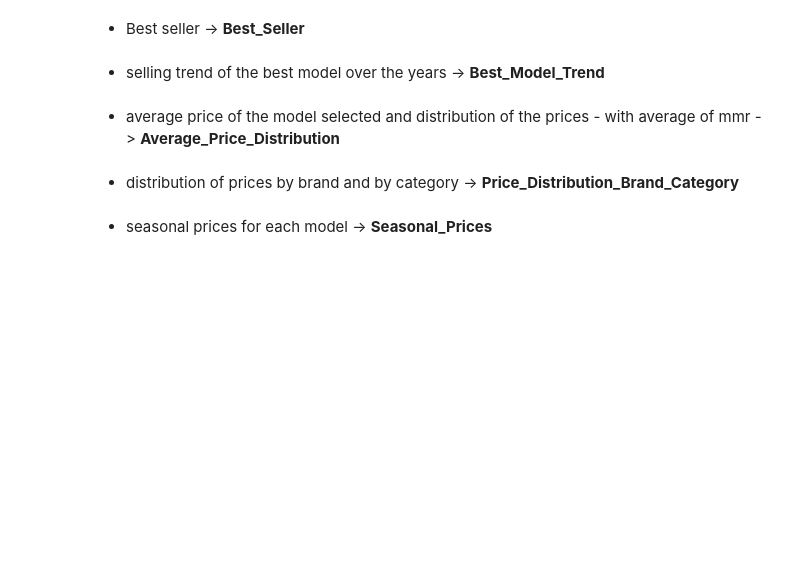
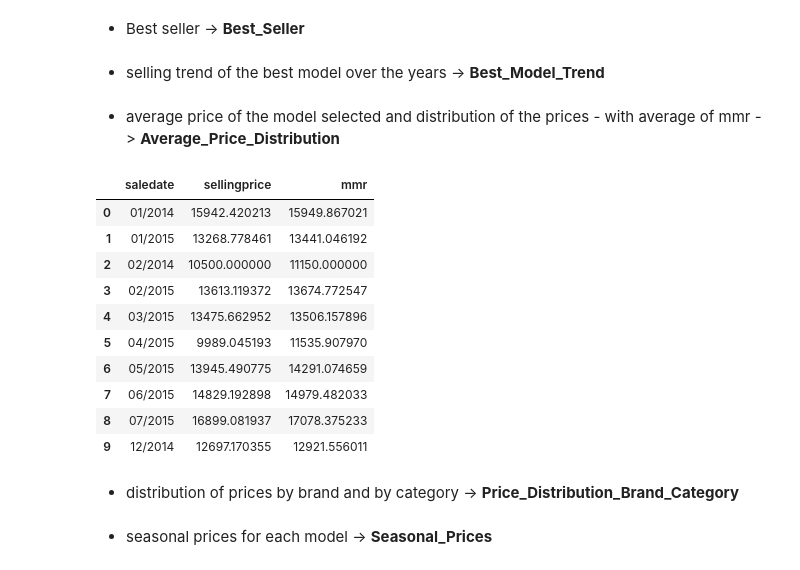
Before and after one commit to StephanoTonelli/VehicleSalesDashboard, a Jupyter notebook: notebook/data_kaggle_visuals.ipynb, the cells around one changed output. Drawn from its saved outputs; the diff is of its cells as text; code cells hidden in the pictures; blank space fills up the shorter version.

```diff
--- a/notebook/data_kaggle_visuals.ipynb
+++ b/notebook/data_kaggle_visuals.ipynb
@@ -134,18 +137,28 @@ df_best_selling_model
 # %% [markdown]
 - average price of the model selected and distribution of the prices - with average of mmr -> **Average_Price_Distribution**
 # %%
-df1 = df
+df1 = df.copy()
 
-# Convert to datetime format
-df1['saledate'] = pd.to_datetime(df1['saledate'], errors='coerce')
-
-# Extract only the date part (YYYY-MM-DD)
-df1['saledate'] = df1['saledate'].dt.date
+# print(df['saledate'].head())  # Check raw values before conversion
+# print(df.dtypes)  # Check current data types
+df1['saledate'] = df1['saledate'].astype('datetime64[ns, UTC]').dt.strftime("%Y-%m")
 
 # calculates the average of the "Selling Price" and "mmr" columns for each unique value in the "saledate" column
 df1 = df1.groupby('saledate').agg({'sellingprice': 'mean', 'mmr': 'mean'}).reset_index()
 
 df1
+# %% [output]
+|  | saledate | sellingprice | mmr |
+| 0 | 01/2014 | 15942.420213 | 15949.867021 |
+| 1 | 01/2015 | 13268.778461 | 13441.046192 |
+| 2 | 02/2014 | 10500.000000 | 11150.000000 |
+| 3 | 02/2015 | 13613.119372 | 13674.772547 |
+| 4 | 03/2015 | 13475.662952 | 13506.157896 |
+| 5 | 04/2015 | 9989.045193 | 11535.907970 |
+| 6 | 05/2015 | 13945.490775 | 14291.074659 |
+| 7 | 06/2015 | 14829.192898 | 14979.482033 |
+| 8 | 07/2015 | 16899.081937 | 17078.375233 |
+| 9 | 12/2014 | 12697.170355 | 12921.556011 |
 # %% [markdown]
 - distribution of prices by brand and by category -> **Price_Distribution_Brand_Category**
 # %%
```
Also changed, not shown: parts of 3 cells of this notebook, 3 other files.
